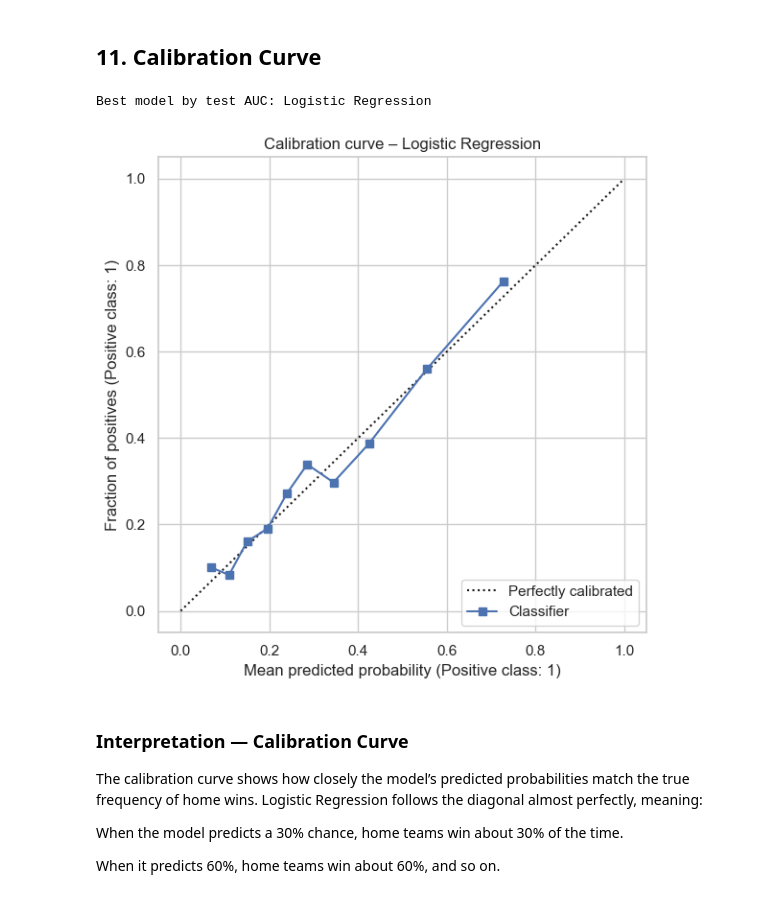
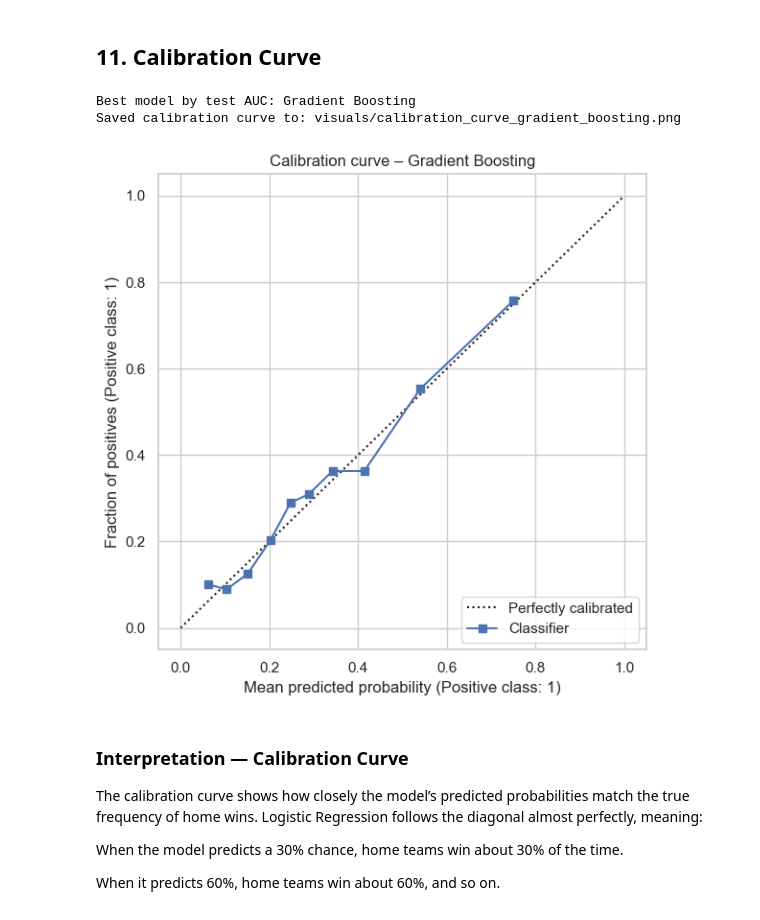
Before and after one commit to arnavjain321-prog/external-factors-football-win-prediction, a Jupyter notebook: notebooks/02_modeling.ipynb, the cells around one changed output. Drawn from its saved outputs; the diff is of its cells as text; code cells hidden in the pictures.

```diff
--- a/notebooks/02_modeling.ipynb
+++ b/notebooks/02_modeling.ipynb
@@ -438,32 +438,41 @@ Overall, the ROC curves show that external factors provide moderate predictive p
 # %%
 # 11. Calibration curve for the best model
 
 from sklearn.calibration import CalibrationDisplay
+import os
 
 # Pick best model by AUC on test set
 results_df_sorted = results_df.sort_values("auc", ascending=False)
-results_df_sorted
-
 best_model_name = results_df_sorted.iloc[0]["model"]
 best_model = model_objects[best_model_name]
 best_proba = proba_store.get(best_model_name, None)
 
 print("Best model by test AUC:", best_model_name)
 
 fig, ax = plt.subplots(figsize=(6, 6))
 CalibrationDisplay.from_predictions(
     y_test,
     best_proba,
     n_bins=10,
     strategy="quantile",
     ax=ax,
 )
+
 ax.set_title(f"Calibration curve – {best_model_name}")
 plt.tight_layout()
+
+# SAVE FIGURE (do this BEFORE plt.show())
+os.makedirs("visuals", exist_ok=True)
+calib_fname = f"calibration_curve_{best_model_name.lower().replace(' ', '_')}.png"
+save_path = os.path.join("visuals", calib_fname)
+fig.savefig(save_path, dpi=300, bbox_inches="tight")
+print(f"Saved calibration curve to: {save_path}")
+
 plt.show()
 # %% [output]
-Best model by test AUC: Logistic Regression
+Best model by test AUC: Gradient Boosting
+Saved calibration curve to: visuals/calibration_curve_gradient_boosting.png
-[figure, old version]
+[figure, new version]
 # %% [markdown]
 ### Interpretation — Calibration Curve
 
```
Also changed, not shown: 11 other files.
